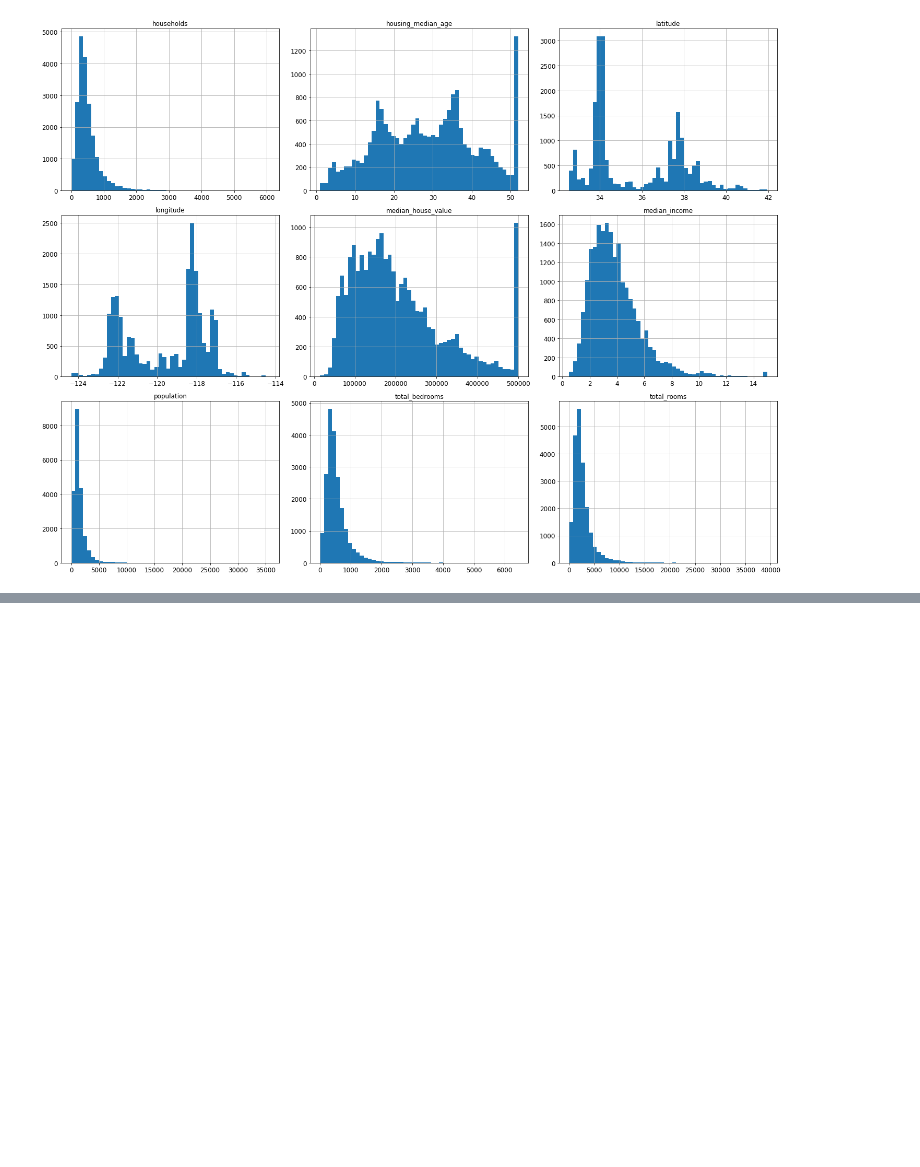
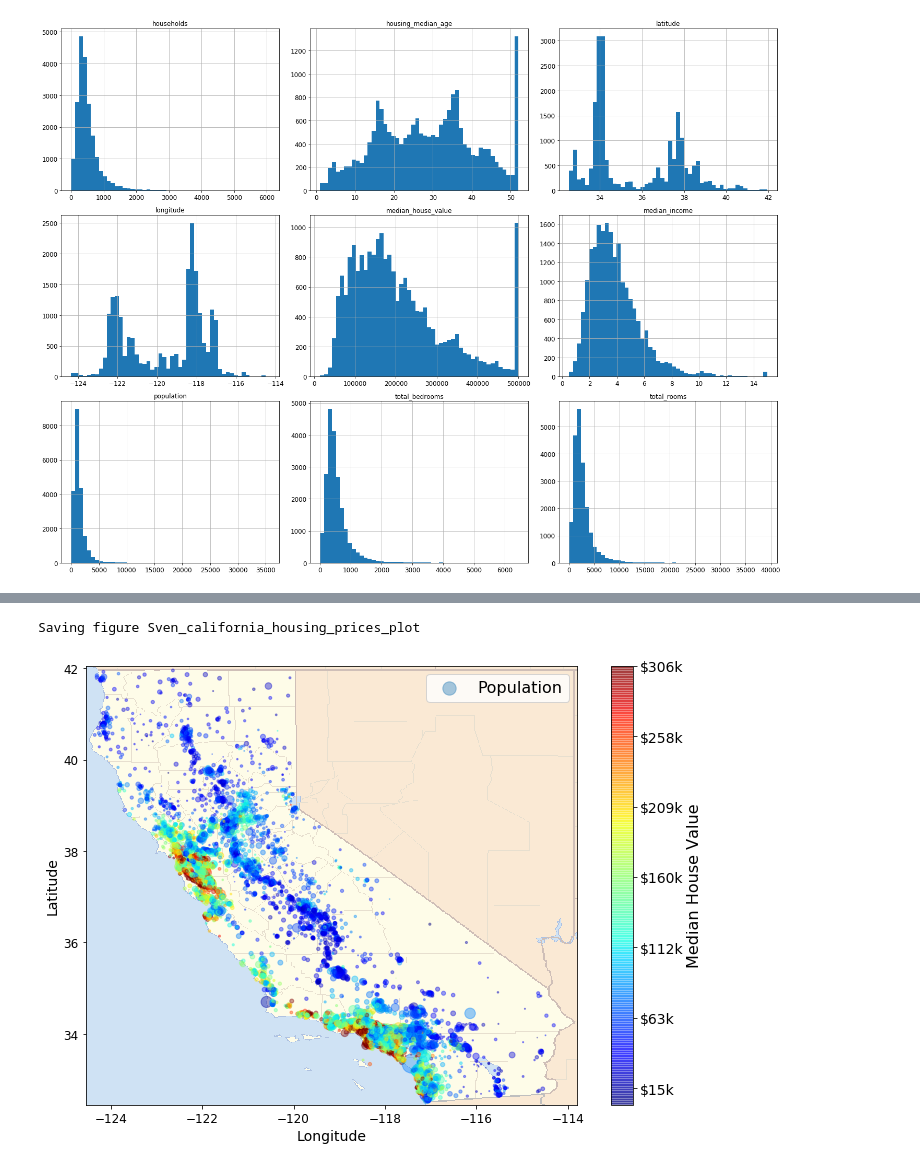
Before and after one commit to Svensone/handson-MachineLearning, a Jupyter notebook: 001. Ch 02 End-to-End Project.ipynb, the cells around one changed output, grey strips where cells are left out. Saved outputs shown, nothing was run; the diff lists cells and outputs as text; code cells hidden in the pictures; blank space fills up the shorter version.

```diff
--- a/001. Ch 02 End-to-End Project.ipynb
+++ b/001. Ch 02 End-to-End Project.ipynb
@@ -129,0 +212,33 @@ Saving figure attribute_histogram_plots
+# %%
+import matplotlib.image as mpimg
+
+# plot housing data
+ax = housing.plot(kind="scatter", x="longitude", y="latitude", figsize=(10,7),
+                       s=housing['population']/100, label="Population",
+                       c="median_house_value", cmap=plt.get_cmap("jet"),
+                       colorbar=False, alpha=0.4,
+                      )
+
+# get Cali image
+california_img=mpimg.imread(PROJECT_ROOT_DIR + '/images/end_to_end_project/california.png')
+
+# plotting Cali img
+plt.imshow(california_img, extent=[-124.55, -113.80, 32.45, 42.05], alpha=0.5,
+           cmap=plt.get_cmap("jet"))
+plt.ylabel("Latitude", fontsize=14)
+plt.xlabel("Longitude", fontsize=14)
+
+# adjust colorbar with prices in $
+
+prices = housing["median_house_value"]
+tick_values = np.linspace(prices.min(), prices.max(), 11)
+cbar = plt.colorbar()
+cbar.ax.set_yticklabels(["$%dk"%(round(v/1000)) for v in tick_values], fontsize=14)
+cbar.set_label('Median House Value', fontsize=16)
+
+plt.legend(fontsize=16)
+save_fig("Sven_california_housing_prices_plot")
+plt.show()
+# %% [output]
+Saving figure Sven_california_housing_prices_plot
+[figure, added]
```
Also changed, not shown: parts of 24 cells of this notebook.
